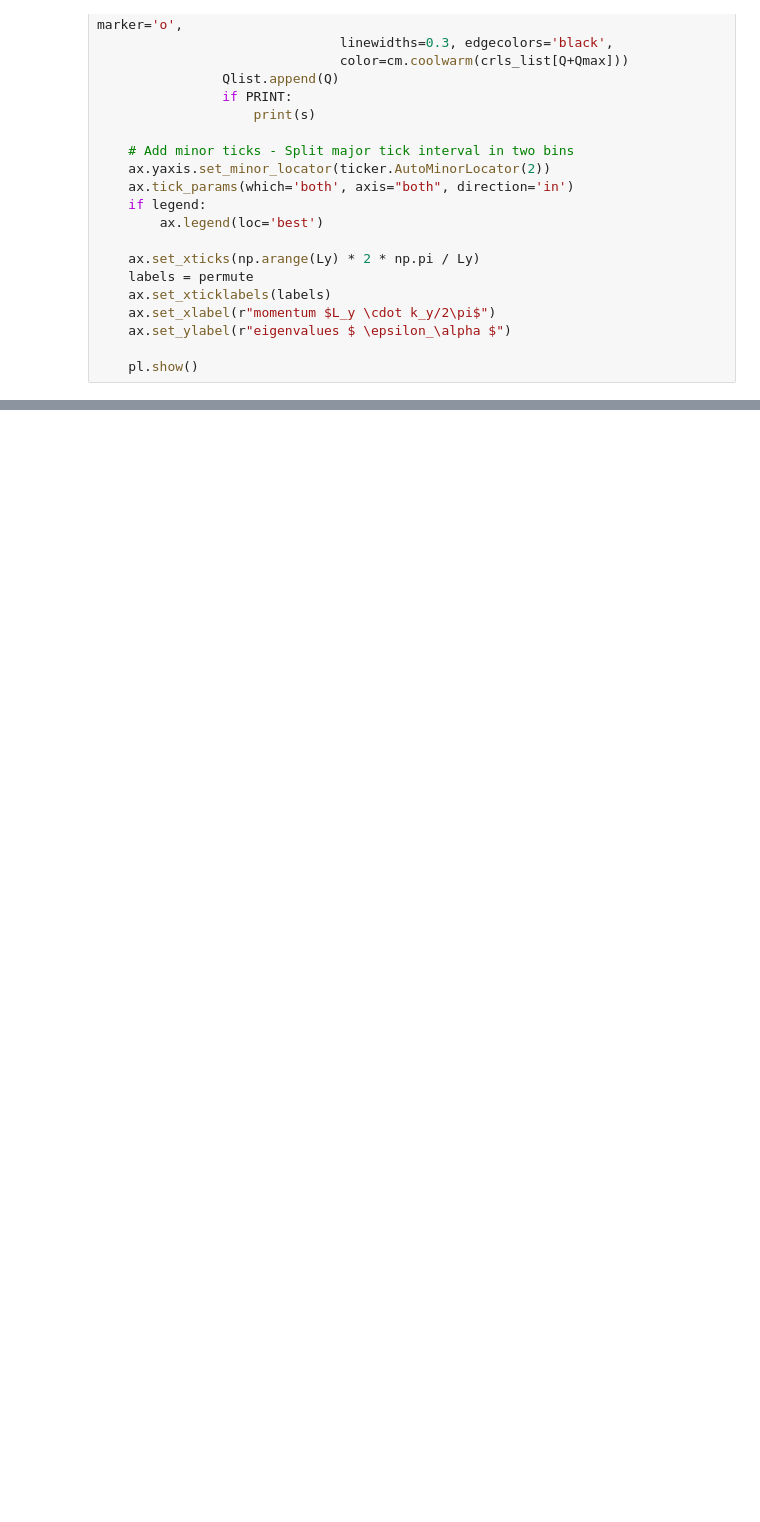
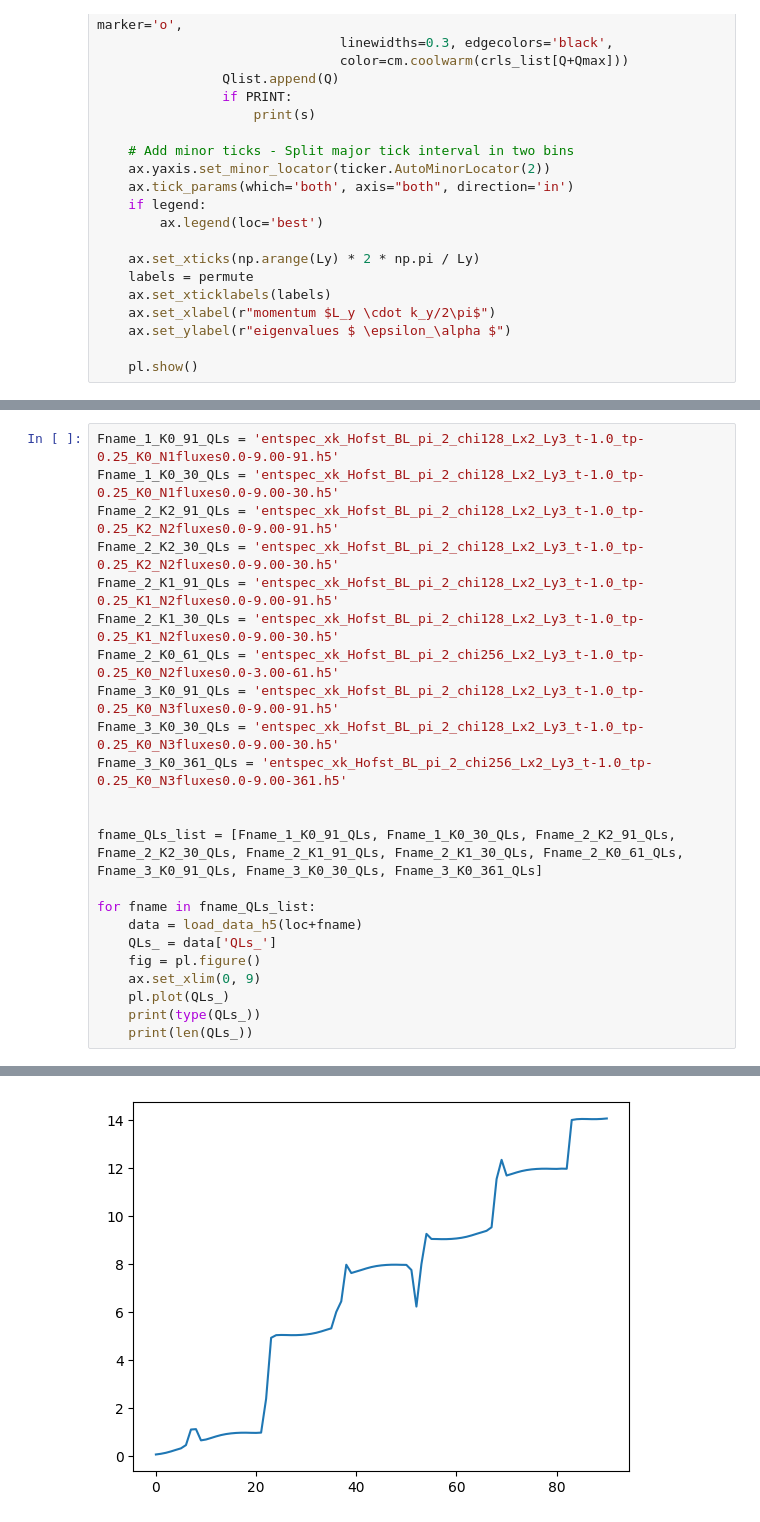
Before and after one commit to TZacha2001/MasterThesisFQHinTMDs, a Jupyter notebook: MPS_stuff/MPScalculations/plot_entanglement_spectrum.ipynb, the cells around one changed output, grey strips where cells are left out. Saved outputs shown, nothing was run; the diff lists cells and outputs as text; blank space fills up the shorter version.

```diff
--- a/MPS_stuff/MPScalculations/plot_entanglement_spectrum.ipynb
+++ b/MPS_stuff/MPScalculations/plot_entanglement_spectrum.ipynb
@@ -214,0 +255,24 @@ for fname in fname_list2:
+# %%
+Fname_1_K0_91_QLs = 'entspec_xk_Hofst_BL_pi_2_chi128_Lx2_Ly3_t-1.0_tp-0.25_K0_N1fluxes0.0-9.00-91.h5'
+Fname_1_K0_30_QLs = 'entspec_xk_Hofst_BL_pi_2_chi128_Lx2_Ly3_t-1.0_tp-0.25_K0_N1fluxes0.0-9.00-30.h5'
+Fname_2_K2_91_QLs = 'entspec_xk_Hofst_BL_pi_2_chi128_Lx2_Ly3_t-1.0_tp-0.25_K2_N2fluxes0.0-9.00-91.h5'
+Fname_2_K2_30_QLs = 'entspec_xk_Hofst_BL_pi_2_chi128_Lx2_Ly3_t-1.0_tp-0.25_K2_N2fluxes0.0-9.00-30.h5'
+Fname_2_K1_91_QLs = 'entspec_xk_Hofst_BL_pi_2_chi128_Lx2_Ly3_t-1.0_tp-0.25_K1_N2fluxes0.0-9.00-91.h5'
+Fname_2_K1_30_QLs = 'entspec_xk_Hofst_BL_pi_2_chi128_Lx2_Ly3_t-1.0_tp-0.25_K1_N2fluxes0.0-9.00-30.h5'
+Fname_2_K0_61_QLs = 'entspec_xk_Hofst_BL_pi_2_chi256_Lx2_Ly3_t-1.0_tp-0.25_K0_N2fluxes0.0-3.00-61.h5'
+Fname_3_K0_91_QLs = 'entspec_xk_Hofst_BL_pi_2_chi128_Lx2_Ly3_t-1.0_tp-0.25_K0_N3fluxes0.0-9.00-91.h5'
+Fname_3_K0_30_QLs = 'entspec_xk_Hofst_BL_pi_2_chi128_Lx2_Ly3_t-1.0_tp-0.25_K0_N3fluxes0.0-9.00-30.h5'
+Fname_3_K0_361_QLs = 'entspec_xk_Hofst_BL_pi_2_chi256_Lx2_Ly3_t-1.0_tp-0.25_K0_N3fluxes0.0-9.00-361.h5'
+
+
+fname_QLs_list = [Fname_1_K0_91_QLs, Fname_1_K0_30_QLs, Fname_2_K2_91_QLs, Fname_2_K2_30_QLs, Fname_2_K1_91_QLs, Fname_2_K1_30_QLs, Fname_2_K0_61_QLs, Fname_3_K0_91_QLs, Fname_3_K0_30_QLs, Fname_3_K0_361_QLs]
+
+for fname in fname_QLs_list:
+    data = load_data_h5(loc+fname)
+    QLs_ = data['QLs_']
+    fig = pl.figure()
+    ax.set_xlim(0, 9)
+    pl.plot(QLs_)
+    print(type(QLs_))
+    print(len(QLs_))
+# %% [output]
@@ -214,0 +299 @@ for fname in fname_list2:
+[figure, added]
```
Also changed, not shown: parts of 4 cells of this notebook, 44 other files.
